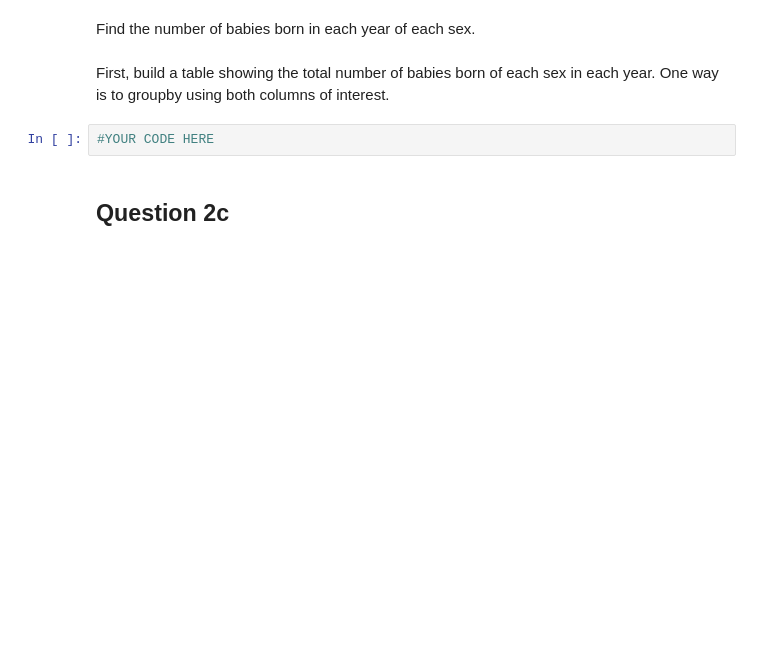
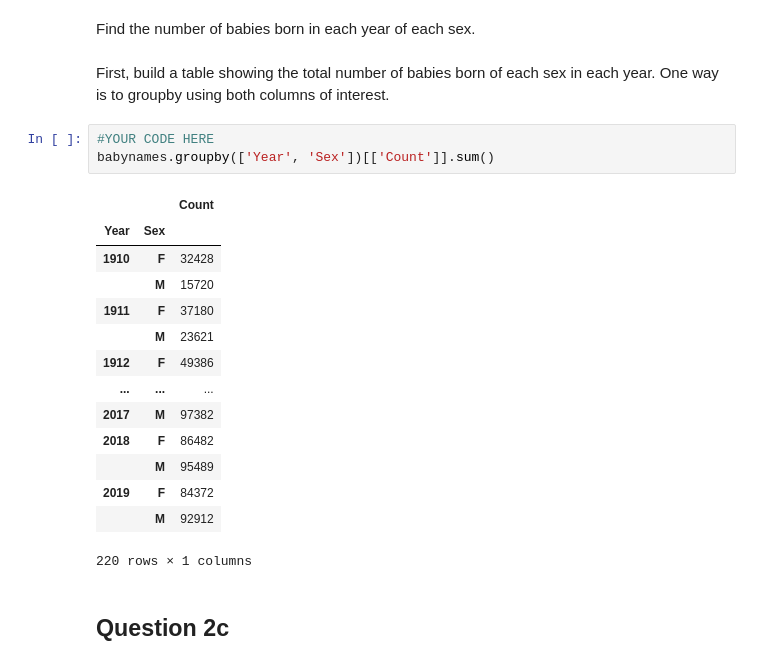
Before and after one commit to Chocobone/2025_DSV, a Jupyter notebook: hw2_for_students/hw2.ipynb, the cells around one changed output. Saved outputs shown, nothing was run; the diff lists cells and outputs as text; blank space fills up the shorter version.

```diff
--- a/hw2_for_students/hw2.ipynb
+++ b/hw2_for_students/hw2.ipynb
@@ -159,6 +150,22 @@ Find the number of babies born in each year of each sex.
 First, build a table showing the total number of babies born of each sex in each year. One way is to groupby using both columns of interest.
 # %%
 #YOUR CODE HERE
+babynames.groupby(['Year', 'Sex'])[['Count']].sum()
+# %% [output]
+|  |  | Count |
+| Year | Sex |  |
+| 1910 | F | 32428 |
+|  | M | 15720 |
+| 1911 | F | 37180 |
+|  | M | 23621 |
+| 1912 | F | 49386 |
+| ... | ... | ... |
+| 2017 | M | 97382 |
+| 2018 | F | 86482 |
+|  | M | 95489 |
+| 2019 | F | 84372 |
+|  | M | 92912 |
+220 rows × 1 columns
 # %% [markdown]
 ## Question 2c
 # %% [markdown]
```
Also changed, not shown: parts of 11 cells of this notebook, 1 other file.
